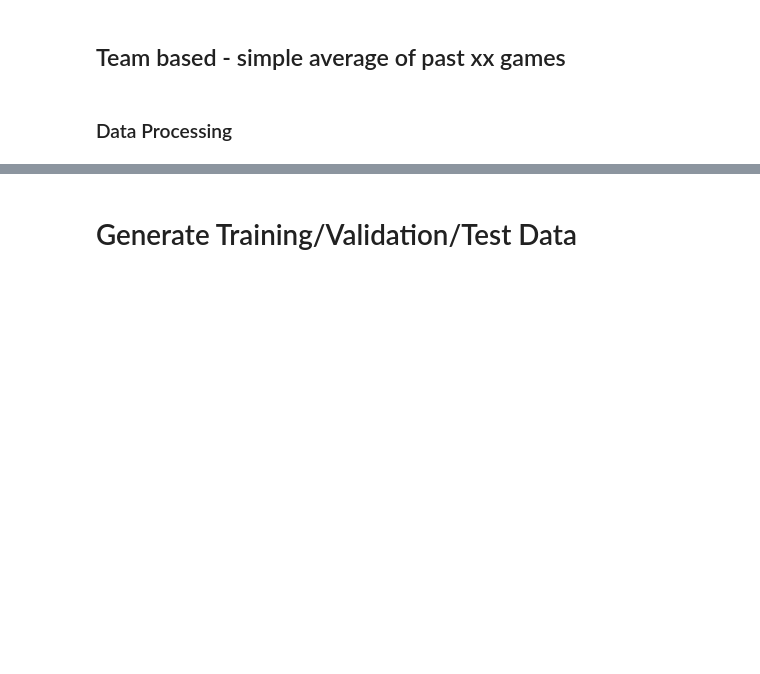
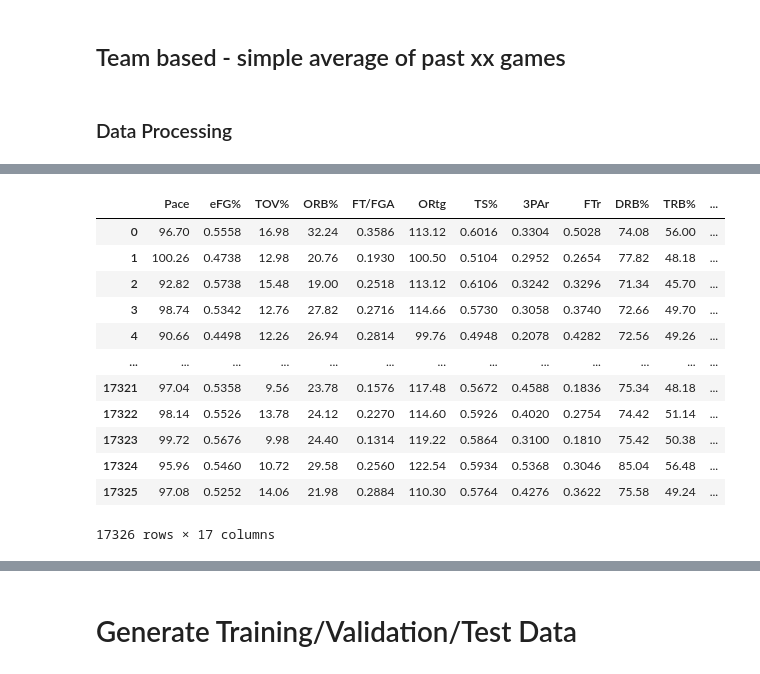
Before and after one commit to JJnotJimmyJohn/NBA_Score_Prediction, a Jupyter notebook: TeamBased_SimplePastGames.ipynb, the cells around one changed output, grey strips where cells are left out. Saved outputs shown, nothing was run; the diff lists cells and outputs as text; code cells hidden in the pictures; blank space fills up the shorter version.

```diff
--- a/TeamBased_SimplePastGames.ipynb
+++ b/TeamBased_SimplePastGames.ipynb
@@ -40,3 +49,9 @@ dataset_df.head()
 # convert string columns to numeric columns
 for column in ['VISITOR_PTS','HOME_PTS']:
     dataset_df[column] = pd.to_numeric(dataset_df[column])
+# %%
+numeric_col=[]
+for col_name in args['columns_to_summarize']:
+    numeric_col.append(col_name+'_home')
+    numeric_col.append(col_name+'_visitor')
+numeric_col
@@ -43,3 +92,5 @@ for column in ['VISITOR_PTS','HOME_PTS']:
+# %%
+dataset_df[numeric_col] = dataset_df[numeric_col].astype('float')
 # %%
 dataset_df.info()
 # %% [output]
@@ -71,4 +126,6 @@ Index(['DATE', 'VISITOR', 'VISITOR_PTS', 'HOME', 'HOME_PTS', 'boxscores_url',
       dtype='object')
+# %%
+dataset_df = dataset_df[args['columns_order']]
 # %%
 dataset_df['TOTAL_PTS'] = dataset_df['VISITOR_PTS']+dataset_df['HOME_PTS']
 dataset_df['HOME_VISITOR_PTS_DIFF'] = dataset_df['HOME_PTS']-dataset_df['VISITOR_PTS']
@@ -207,3 +269,20 @@ games_summaries_df
+# %%
+games_summaries_df = pd.DataFrame(games_summaries)
+games_summaries_df
+# %% [output]
+|  | Pace | eFG% | TOV% | ORB% | FT/FGA | ORtg | TS% | 3PAr | FTr | DRB% | TRB% | ... |
+| 0 | 96.70 | 0.5558 | 16.98 | 32.24 | 0.3586 | 113.12 | 0.6016 | 0.3304 | 0.5028 | 74.08 | 56.00 | ... |
+| 1 | 100.26 | 0.4738 | 12.98 | 20.76 | 0.1930 | 100.50 | 0.5104 | 0.2952 | 0.2654 | 77.82 | 48.18 | ... |
+| 2 | 92.82 | 0.5738 | 15.48 | 19.00 | 0.2518 | 113.12 | 0.6106 | 0.3242 | 0.3296 | 71.34 | 45.70 | ... |
+| 3 | 98.74 | 0.5342 | 12.76 | 27.82 | 0.2716 | 114.66 | 0.5730 | 0.3058 | 0.3740 | 72.66 | 49.70 | ... |
+| 4 | 90.66 | 0.4498 | 12.26 | 26.94 | 0.2814 | 99.76 | 0.4948 | 0.2078 | 0.4282 | 72.56 | 49.26 | ... |
+| ... | ... | ... | ... | ... | ... | ... | ... | ... | ... | ... | ... | ... |
+| 17321 | 97.04 | 0.5358 | 9.56 | 23.78 | 0.1576 | 117.48 | 0.5672 | 0.4588 | 0.1836 | 75.34 | 48.18 | ... |
+| 17322 | 98.14 | 0.5526 | 13.78 | 24.12 | 0.2270 | 114.60 | 0.5926 | 0.4020 | 0.2754 | 74.42 | 51.14 | ... |
+| 17323 | 99.72 | 0.5676 | 9.98 | 24.40 | 0.1314 | 119.22 | 0.5864 | 0.3100 | 0.1810 | 75.42 | 50.38 | ... |
+| 17324 | 95.96 | 0.5460 | 10.72 | 29.58 | 0.2560 | 122.54 | 0.5934 | 0.5368 | 0.3046 | 85.04 | 56.48 | ... |
+| 17325 | 97.08 | 0.5252 | 14.06 | 21.98 | 0.2884 | 110.30 | 0.5764 | 0.4276 | 0.3622 | 75.58 | 49.24 | ... |
+17326 rows × 17 columns
 # %%
 temp_home = pd.merge(dataset_df[['DATE','VISITOR', 'VISITOR_PTS', 'HOME', 'HOME_PTS', 'boxscores_url','game_id']],games_summaries_df,left_on=['game_id','HOME'],right_on=['game_id','Team'])
 processed_dataset=pd.merge(temp_home,games_summaries_df,left_on=['game_id','VISITOR'],right_on=['game_id','Team'],suffixes=('_home','_visitor'))
```
Also changed, not shown: parts of 37 cells of this notebook, 3 other files.
